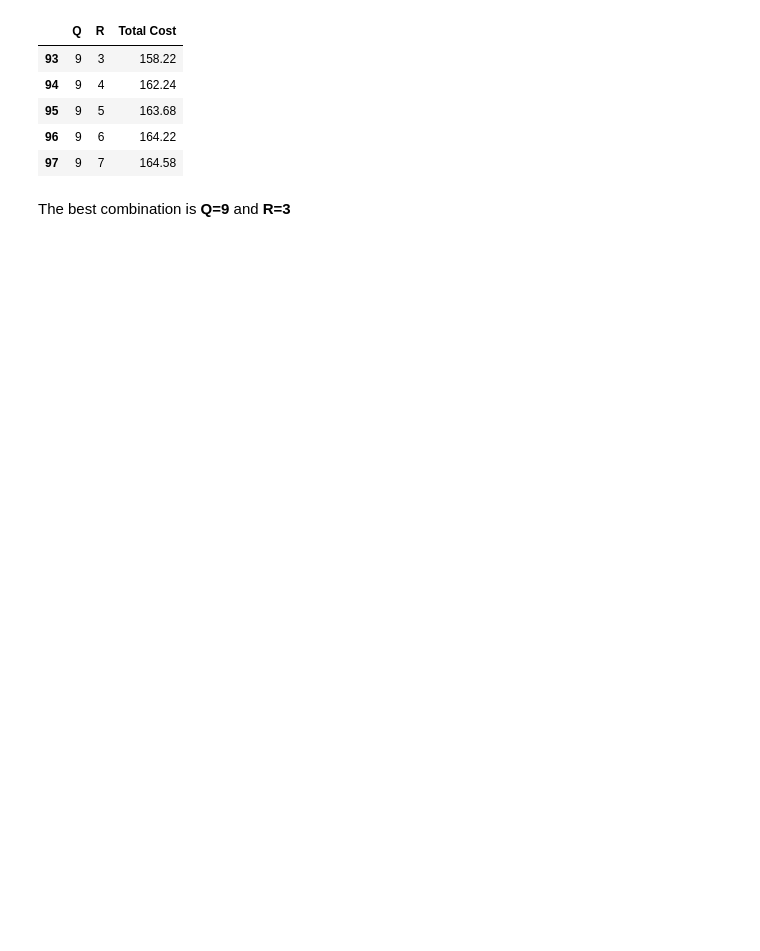
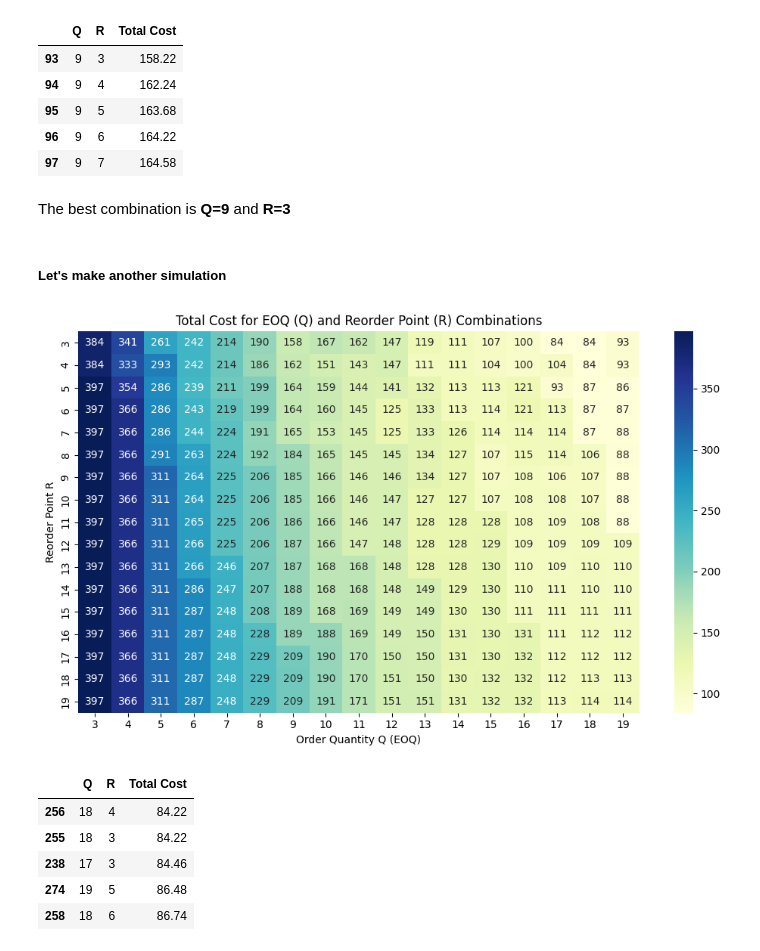
Before and after one commit to laithrasheed/Data-Science-Projects, a Jupyter notebook: Supply Chains Domain Knowledge/Coursera Specialization - Leverage Data Science for a More Agile Supply Chain/Practical notes with numeric data.ipynb, the cells around one changed output. Saved outputs shown, nothing was run; the diff lists cells and outputs as text; code cells hidden in the pictures; blank space fills up the shorter version.

```diff
--- a/Supply Chains Domain Knowledge/Coursera Specialization - Leverage Data Science for a More Agile Supply Chain/Practical notes with numeric data.ipynb
+++ b/Supply Chains Domain Knowledge/Coursera Specialization - Leverage Data Science for a More Agile Supply Chain/Practical notes with numeric data.ipynb
@@ -842,3 +832,50 @@ df_sim.head()
 | 97 | 9 | 7 | 164.58 |
 # %% [markdown]
 The best combination is **Q=9** and **R=3**
+# %% [markdown]
+##### Let's make another simulation
+# %%
+# Constants
+holding_cost_per_unit = 0.02  # $ per unit per day
+ordering_cost = 20            # $ per order
+initial_inventory = 7
+stockout_cost = 8             # $ per stockout event
+
+# Simulation parameters
+Q_values = range(3, 20, 1)  # EOQ candidates
+R_values = range(3, 20, 1)  # Reorder Point candidates
+
+
+
+# Run simulations
+results = []
+for Q in Q_values:
+    for R in R_values:
+        total_cost = simulate_inventory(
+            df_sim, Q, R,
+            holding_cost_per_unit, ordering_cost,
+            initial_inventory, stockout_cost
+        )
+        results.append({'Q': Q, 'R': R, 'Total Cost': total_cost})
+
+df_results = pd.DataFrame(results)
+pivot_table = df_results.pivot(index='R', columns='Q', values='Total Cost')
+
+# Plot heatmap of total cost
+plt.figure(figsize=(10, 6))
+sns.heatmap(pivot_table, annot=True, fmt=".0f", cmap='YlGnBu')
+plt.title('Total Cost for EOQ (Q) and Reorder Point (R) Combinations')
+plt.xlabel('Order Quantity Q (EOQ)')
+plt.ylabel('Reorder Point R')
+plt.tight_layout()
+plt.show()
+
+df_results.sort_values('Total Cost').head()
+# %% [output]
+[figure, added]
+|  | Q | R | Total Cost |
+| 256 | 18 | 4 | 84.22 |
+| 255 | 18 | 3 | 84.22 |
+| 238 | 17 | 3 | 84.46 |
+| 274 | 19 | 5 | 86.48 |
+| 258 | 18 | 6 | 86.74 |
```
Also changed, not shown: parts of 8 cells of this notebook.
